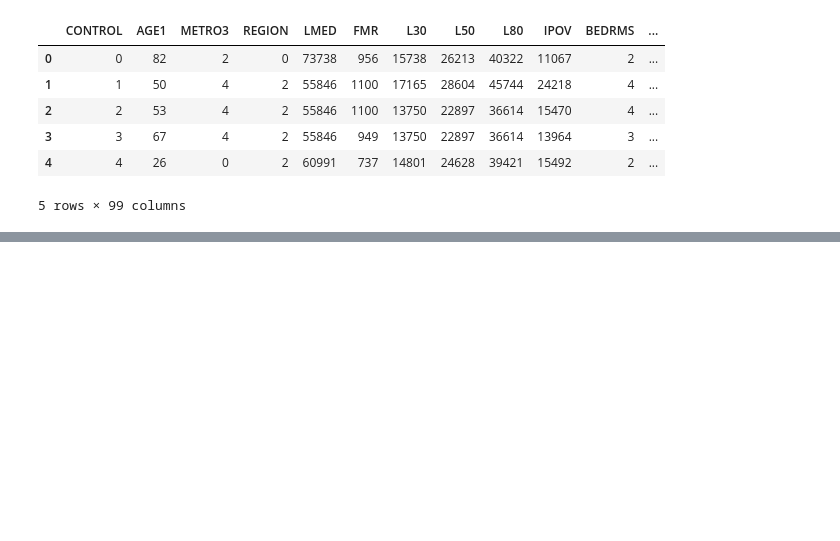
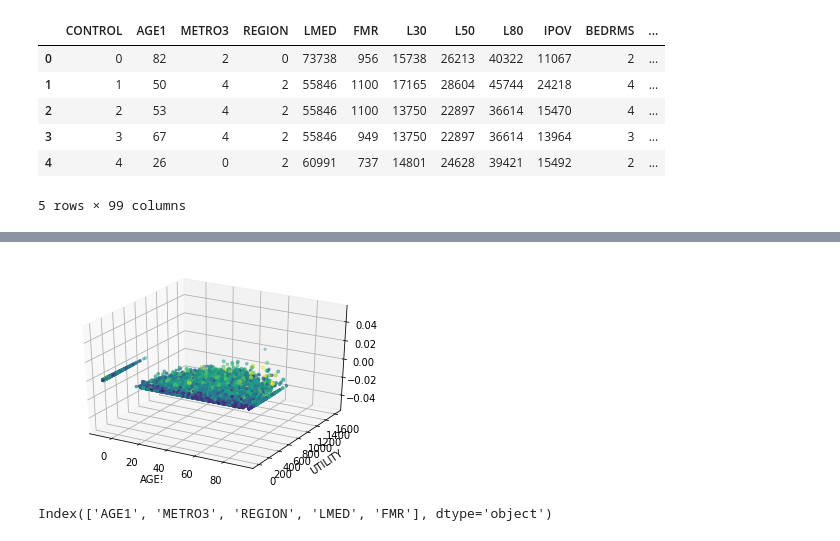
Before and after one commit to Toshukojo/DS-Unit-1-Sprint-3-Linear-Algebra, a Jupyter notebook: module3-dimensionality-reduction/LS_DS_133_High_Dimensional_Data_Assignment.ipynb, the cells around one changed output, grey strips where cells are left out. Cells and saved outputs as stored; diff of their text form; code cells hidden in the pictures; blank space fills up the shorter version.

```diff
--- a/module3-dimensionality-reduction/LS_DS_133_High_Dimensional_Data_Assignment.ipynb
+++ b/module3-dimensionality-reduction/LS_DS_133_High_Dimensional_Data_Assignment.ipynb
@@ -217,0 +285,14 @@ Length: 99, dtype: object
+# %%
+from mpl_toolkits.mplot3d import Axes3D
+plt.figure().gca(projection='3d')
+plt.scatter(national['AGE1'], national['UTILITY'], national['ROOMS'], c=national['BEDRMS'])
+plt.xlabel('AGE!')
+plt.ylabel('UTILITY');
+# %% [output]
+[figure, added]
+# %%
+from sklearn.preprocessing import StandardScaler
+feature_cols=national_processed.columns[1:]
+feature_cols[:5]
+# %% [output]
+Index(['AGE1', 'METRO3', 'REGION', 'LMED', 'FMR'], dtype='object')
```
Also changed, not shown: parts of 28 cells of this notebook.
